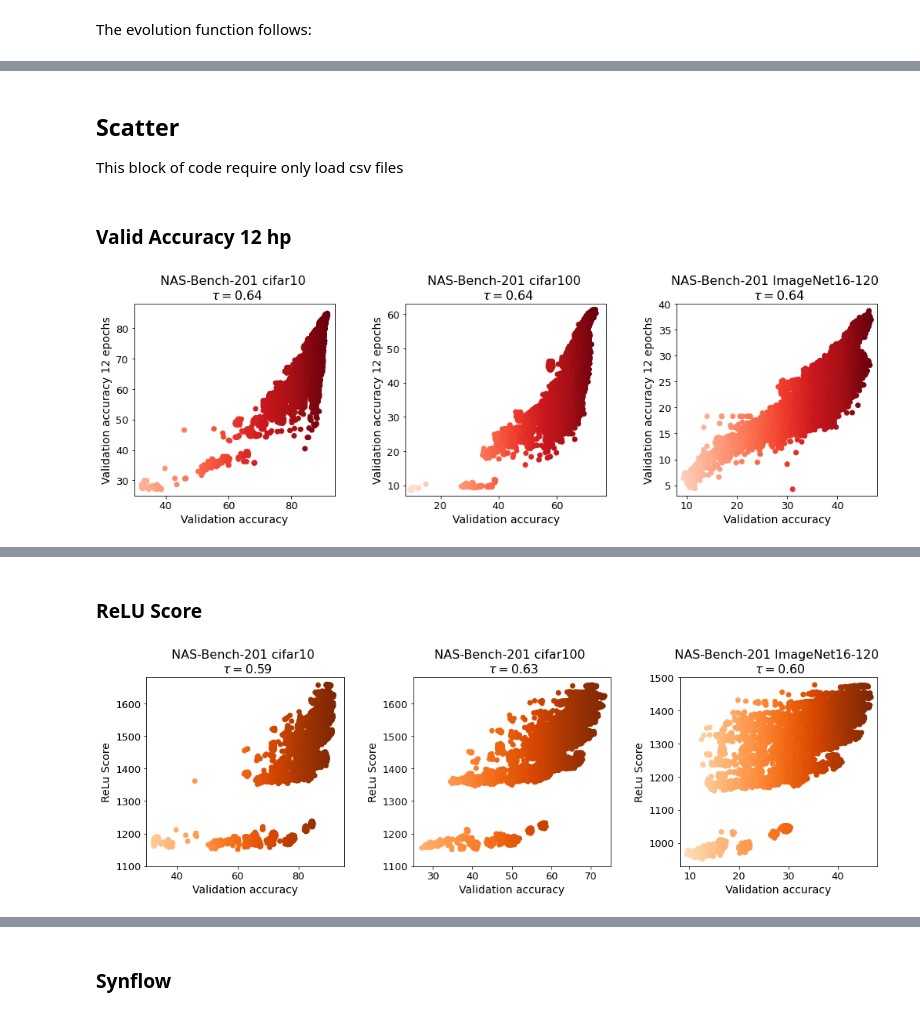
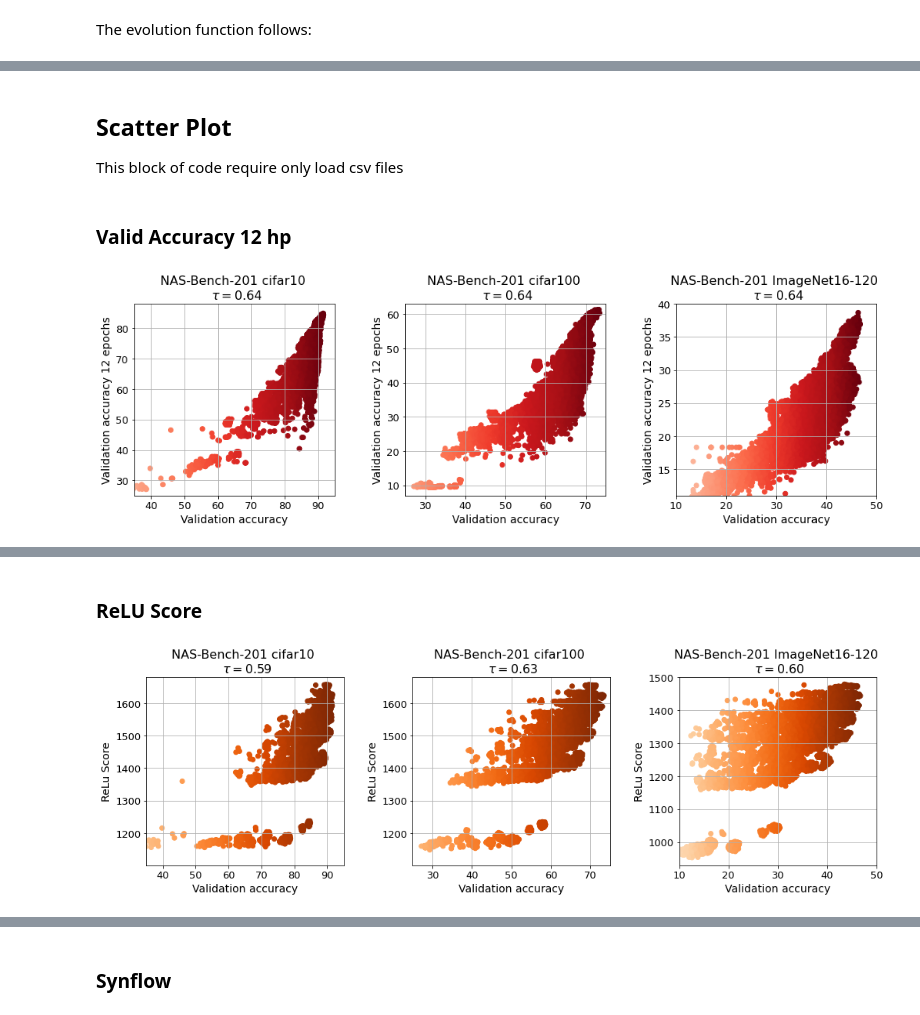
Before and after one commit to Morca97/Lightweight-NAS-A-Comparative-Framework, a Jupyter notebook: Score_metric_FinalFinal.ipynb, the cells around one changed output, grey strips where cells are left out. Drawn from its saved outputs; the diff is of its cells as text; code cells hidden in the pictures.

```diff
--- a/Score_metric_FinalFinal.ipynb
+++ b/Score_metric_FinalFinal.ipynb
@@ -751,5 +746,5 @@ files.download('/content/sim_mats.svg')
 # %% [markdown]
-## Scatter
+## Scatter Plot
 This block of code require only load csv files
 # %%
 title_size = 16
@@ -769,33 +758,42 @@ tau_ImNet, _ = stats.kendalltau(ImageNet16_120_results_csv['valid_accuracy_12_ep
 # %%
+ylabel = "Validation accuracy 12 epochs"
+color_map = plt.get_cmap('Reds')
+tau_cif10, _ = stats.kendalltau(cifar10_results_csv['valid_accuracy_12_epochs'], cifar10_results_csv['test_accuracy_200_epochs'])
+tau_cif100, _ = stats.kendalltau(cifar100_results_csv['valid_accuracy_12_epochs'], cifar100_results_csv['test_accuracy_200_epochs'])
+tau_ImNet, _ = stats.kendalltau(ImageNet16_120_results_csv['valid_accuracy_12_epochs'], ImageNet16_120_results_csv['test_accuracy_200_epochs'])
+
+
 fig, ax = plt.subplots(1,3, figsize=figure_size, constrained_layout=True)
-ax[0].scatter(cifar10_results_csv['validation_accuracy_200_epochs'], cifar10_results_csv['valid_accuracy_12_epochs'], c=cifar10_results_csv['validation_accuracy_200_epochs'], cmap=color_map)
-ax[0].set_xlim([30, 94])
+ax[0].scatter(cifar10_results_csv['validation_accuracy_200_epochs'], cifar10_results_csv['valid_accuracy_12_epochs'], c=cifar10_results_csv['validation_accuracy_200_epochs'], cmap=color_map, rasterized=True)
+ax[0].set_xlim([35, 95])
 ax[0].set_ylim([25, 88])
 ax[0].set_title(f"NAS-Bench-201 cifar10 \n $\\tau=${tau_cif10:.2f}", size=title_size)
 ax[0].set_xlabel(xlabel, size=label_size)
 ax[0].set_ylabel(ylabel, size=label_size)
 ax[0].tick_params(axis='both', labelsize=tick_size)
+ax[0].grid()
 
-ax[1].scatter(cifar100_results_csv['validation_accuracy_200_epochs'], cifar100_results_csv['valid_accuracy_12_epochs'], c=cifar100_results_csv['validation_accuracy_200_epochs'], cmap=color_map)
-ax[1].set_xlim([8, 77])
+ax[1].scatter(cifar100_results_csv['validation_accuracy_200_epochs'], cifar100_results_csv['valid_accuracy_12_epochs'], c=cifar100_results_csv['validation_accuracy_200_epochs'], cmap=color_map, rasterized=True)
+ax[1].set_xlim([25, 75])
 ax[1].set_ylim([7, 63])
 ax[1].set_title(f"NAS-Bench-201 cifar100 \n $\\tau=${tau_cif100:.2f}", size=title_size)
 ax[1].set_xlabel(xlabel, size=label_size)
 ax[1].set_ylabel(ylabel, size=label_size)
 ax[1].tick_params(axis='both', labelsize=tick_size)
+ax[1].grid()
 
-ax[2].scatter(ImageNet16_120_results_csv['validation_accuracy_200_epochs'], ImageNet16_120_results_csv['valid_accuracy_12_epochs'], c=ImageNet16_120_results_csv['validation_accuracy_200_epochs'], cmap=color_map)
-ax[2].set_xlim([8, 48])
-ax[2].set_ylim([3, 40])
+ax[2].scatter(ImageNet16_120_results_csv['validation_accuracy_200_epochs'], ImageNet16_120_results_csv['valid_accuracy_12_epochs'], c=ImageNet16_120_results_csv['validation_accuracy_200_epochs'], cmap=color_map, rasterized=True)
+ax[2].set_xlim([10, 50])
+ax[2].set_ylim([11, 40])
 ax[2].set_title(f"NAS-Bench-201 ImageNet16-120 \n $\\tau=${tau_ImNet:.2f}", size=title_size)
 ax[2].set_xlabel(xlabel, size=label_size)
 ax[2].set_ylabel(ylabel, size=label_size)
 ax[2].tick_params(axis='both', labelsize=tick_size)
-
+ax[2].grid()
 plt.subplots_adjust(wspace=w_space)
-plt.savefig("scatter_valid12.svg", format='svg')
+plt.savefig("scatter_valid12.svg", format='svg', dpi=650)
 # %% [output]
-[figure, old version]
+[figure, new version]
 # %%
 # download graph
 files.download('/content/scatter_valid12.svg')
@@ -813,33 +805,42 @@ tau_ImNet, _ = stats.kendalltau(ImageNet16_120_results_csv['ReLU_score'], ImageN
 # %%
+ylabel = "ReLu Score"
+color_map = plt.get_cmap('Oranges')
+tau_cif10, _ = stats.kendalltau(cifar10_results_csv['ReLU_score'], cifar10_results_csv['test_accuracy_200_epochs'])
+tau_cif100, _ = stats.kendalltau(cifar100_results_csv['ReLU_score'], cifar100_results_csv['test_accuracy_200_epochs'])
+tau_ImNet, _ = stats.kendalltau(ImageNet16_120_results_csv['ReLU_score'], ImageNet16_120_results_csv['test_accuracy_200_epochs'])
+
 fig, ax = plt.subplots(1,3, figsize=figure_size, constrained_layout=True)
-ax[0].scatter(cifar10_results_csv['validation_accuracy_200_epochs'], cifar10_results_csv['ReLU_score'], c=cifar10_results_csv['validation_accuracy_200_epochs'], cmap=color_map)
-ax[0].set_xlim([30, 95])
-ax[0].set_ylim([1100, 1680])
+ax[0].scatter(cifar10_results_csv['validation_accuracy_200_epochs'], cifar10_results_csv['ReLU_score'], c=cifar10_results_csv['validation_accuracy_200_epochs'], cmap=color_map, rasterized=True)
+ax[0].set_xlim([35, 95])
+ax[0].set_ylim([1101, 1680])
 ax[0].set_title(f"NAS-Bench-201 cifar10 \n $\\tau=${tau_cif10:.2f}", size=title_size)
 ax[0].set_xlabel(xlabel, size=label_size)
 ax[0].set_ylabel(ylabel, size=label_size)
 ax[0].tick_params(axis='both', labelsize=tick_size)
+ax[0].grid()
 
-ax[1].scatter(cifar100_results_csv['validation_accuracy_200_epochs'], cifar100_results_csv['ReLU_score'], c=cifar100_results_csv['validation_accuracy_200_epochs'], cmap=color_map)
+ax[1].scatter(cifar100_results_csv['validation_accuracy_200_epochs'], cifar100_results_csv['ReLU_score'], c=cifar100_results_csv['validation_accuracy_200_epochs'], cmap=color_map, rasterized=True)
 ax[1].set_xlim([25, 75])
-ax[1].set_ylim([1100, 1680])
+ax[1].set_ylim([1101, 1680])
 ax[1].set_title(f"NAS-Bench-201 cifar100 \n $\\tau=${tau_cif100:.2f}", size=title_size)
 ax[1].set_xlabel(xlabel, size=label_size)
 ax[1].set_ylabel(ylabel, size=label_size)
 ax[1].tick_params(axis='both', labelsize=tick_size)
+ax[1].grid()
 
-ax[2].scatter(ImageNet16_120_results_csv['validation_accuracy_200_epochs'], ImageNet16_120_results_csv['ReLU_score'], c=ImageNet16_120_results_csv['validation_accuracy_200_epochs'], cmap=color_map)
-ax[2].set_xlim([8, 48])
+ax[2].scatter(ImageNet16_120_results_csv['validation_accuracy_200_epochs'], ImageNet16_120_results_csv['ReLU_score'], c=ImageNet16_120_results_csv['validation_accuracy_200_epochs'], cmap=color_map, rasterized=True)
+ax[2].set_xlim([10, 50])
 ax[2].set_ylim([930, 1500])
 ax[2].set_title(f"NAS-Bench-201 ImageNet16-120 \n $\\tau=${tau_ImNet:.2f}", size=title_size)
 ax[2].set_xlabel(xlabel, size=label_size)
 ax[2].set_ylabel(ylabel, size=label_size)
 ax[2].tick_params(axis='both', labelsize=tick_size)
+ax[2].grid()
 
 plt.subplots_adjust(wspace=w_space)
-plt.savefig("scatter_ReLUScore.svg", format='svg')
+plt.savefig("scatter_ReLUScore.svg", format='svg', dpi=570)
 # %% [output]
-[figure, old version]
+[figure, new version]
 # %%
 # download graph
 files.download('/content/scatter_ReLUScore.svg')
```
Also changed, not shown: parts of 71 cells of this notebook.
